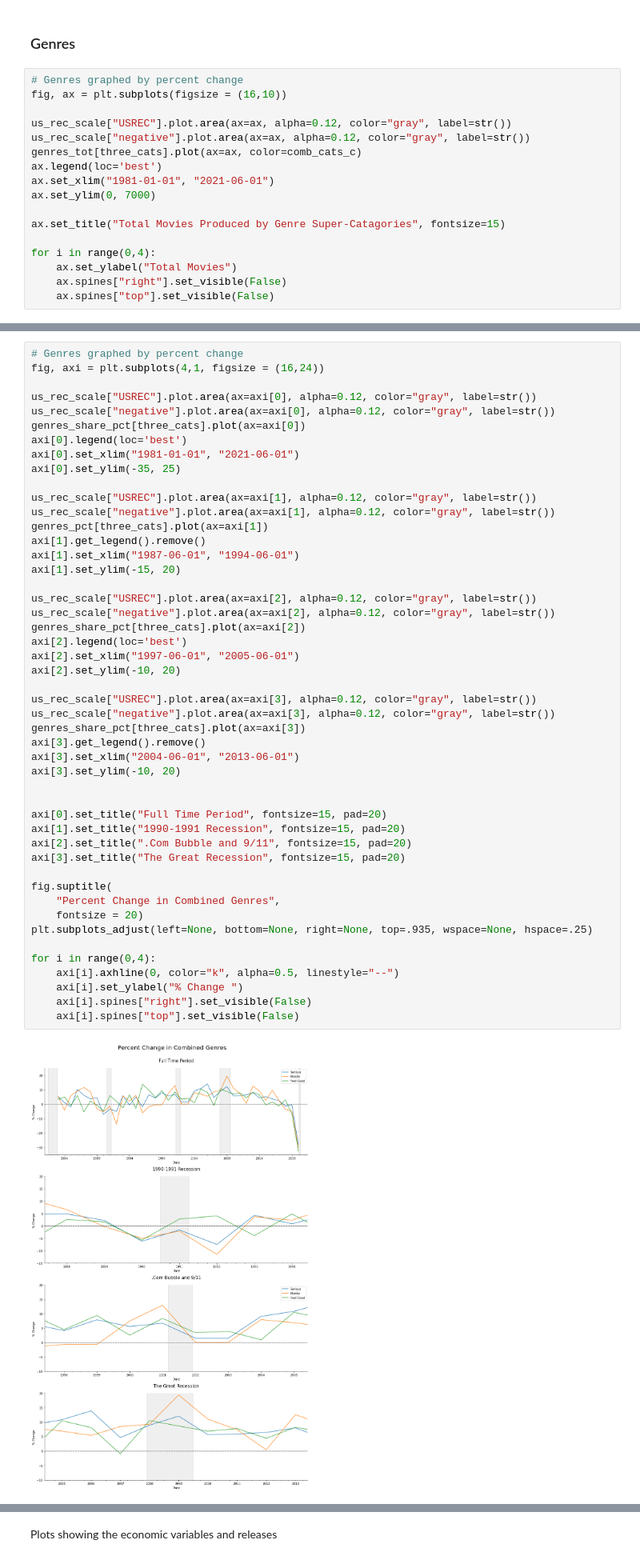
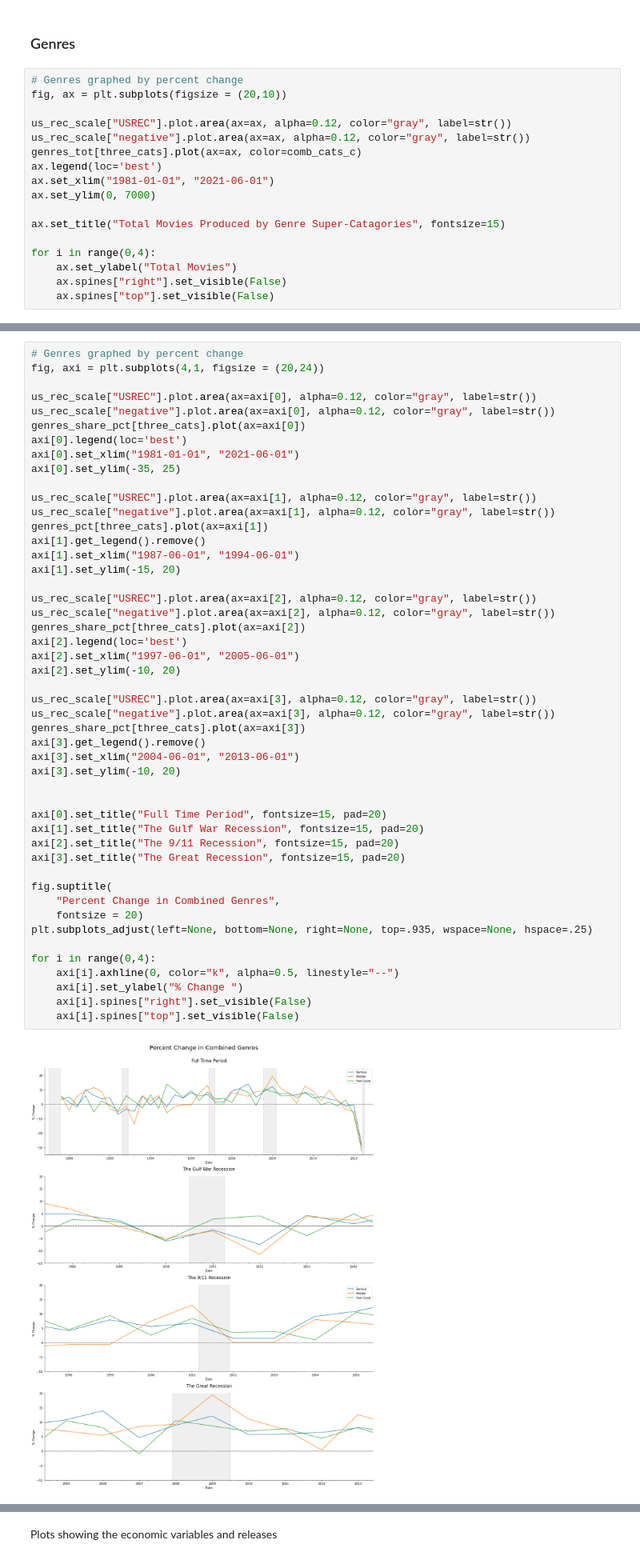
Before and after one commit to FabrizioCabreraC/Hollywood-as-recession-proof, a Jupyter notebook: Hollywood_Project.ipynb, the cells around one changed output, grey strips where cells are left out. Shown at 80% size. Drawn from its saved outputs; the diff is of its cells as text.

```diff
--- a/Hollywood_Project.ipynb
+++ b/Hollywood_Project.ipynb
@@ -824,7 +868,7 @@ axs[1].spines["top"].set_visible(False)
 ### Genres
 # %%
 # Genres graphed by percent change
-fig, ax = plt.subplots(figsize = (16,10))
+fig, ax = plt.subplots(figsize = (20,10))
 
 us_rec_scale["USREC"].plot.area(ax=ax, alpha=0.12, color="gray", label=str())
 us_rec_scale["negative"].plot.area(ax=ax, alpha=0.12, color="gray", label=str())
@@ -851,7 +895,7 @@ Observations from Total Super-Catagories:
     6. Main take away is the serious movies heavily dominate when it comes to movies being produced with certain genres.
 # %%
 # Genres graphed by percent change
-fig, axi = plt.subplots(4,1, figsize = (16,24))
+fig, axi = plt.subplots(4,1, figsize = (20,24))
 
 us_rec_scale["USREC"].plot.area(ax=axi[0], alpha=0.12, color="gray", label=str())
 us_rec_scale["negative"].plot.area(ax=axi[0], alpha=0.12, color="gray", label=str())
@@ -869,36 +913,36 @@ axi[1].set_ylim(-15, 20)
 
 us_rec_scale["USREC"].plot.area(ax=axi[2], alpha=0.12, color="gray", label=str())
 us_rec_scale["negative"].plot.area(ax=axi[2], alpha=0.12, color="gray", label=str())
 genres_share_pct[three_cats].plot(ax=axi[2])
 axi[2].legend(loc='best')
 axi[2].set_xlim("1997-06-01", "2005-06-01")
 axi[2].set_ylim(-10, 20)
 
 us_rec_scale["USREC"].plot.area(ax=axi[3], alpha=0.12, color="gray", label=str())
 us_rec_scale["negative"].plot.area(ax=axi[3], alpha=0.12, color="gray", label=str())
 genres_share_pct[three_cats].plot(ax=axi[3])
 axi[3].get_legend().remove()
 axi[3].set_xlim("2004-06-01", "2013-06-01")
 axi[3].set_ylim(-10, 20)
 
 
 axi[0].set_title("Full Time Period", fontsize=15, pad=20)
-axi[1].set_title("1990-1991 Recession", fontsize=15, pad=20)
-axi[2].set_title(".Com Bubble and 9/11", fontsize=15, pad=20)
+axi[1].set_title("The Gulf War Recession", fontsize=15, pad=20)
+axi[2].set_title("The 9/11 Recession", fontsize=15, pad=20)
 axi[3].set_title("The Great Recession", fontsize=15, pad=20)
 
 fig.suptitle(
     "Percent Change in Combined Genres",
     fontsize = 20)
 plt.subplots_adjust(left=None, bottom=None, right=None, top=.935, wspace=None, hspace=.25)
 
 for i in range(0,4):
     axi[i].axhline(0, color="k", alpha=0.5, linestyle="--")
     axi[i].set_ylabel("% Change ")
     axi[i].spines["right"].set_visible(False)
     axi[i].spines["top"].set_visible(False)
 # %% [output]
-[figure, old version]
+[figure, new version]
 # %%
 jeff = np.std(genres_pct["Serious"])
 jeff1 = np.std(genres_pct["Middle"])
```
Also changed, not shown: parts of 14 cells of this notebook.
